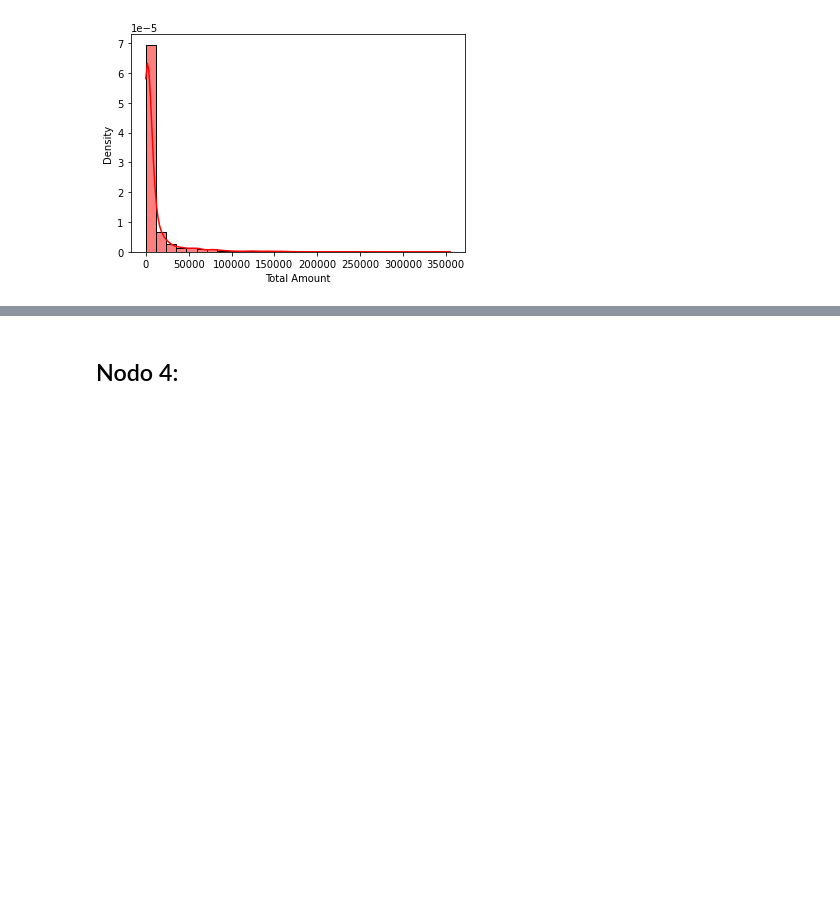
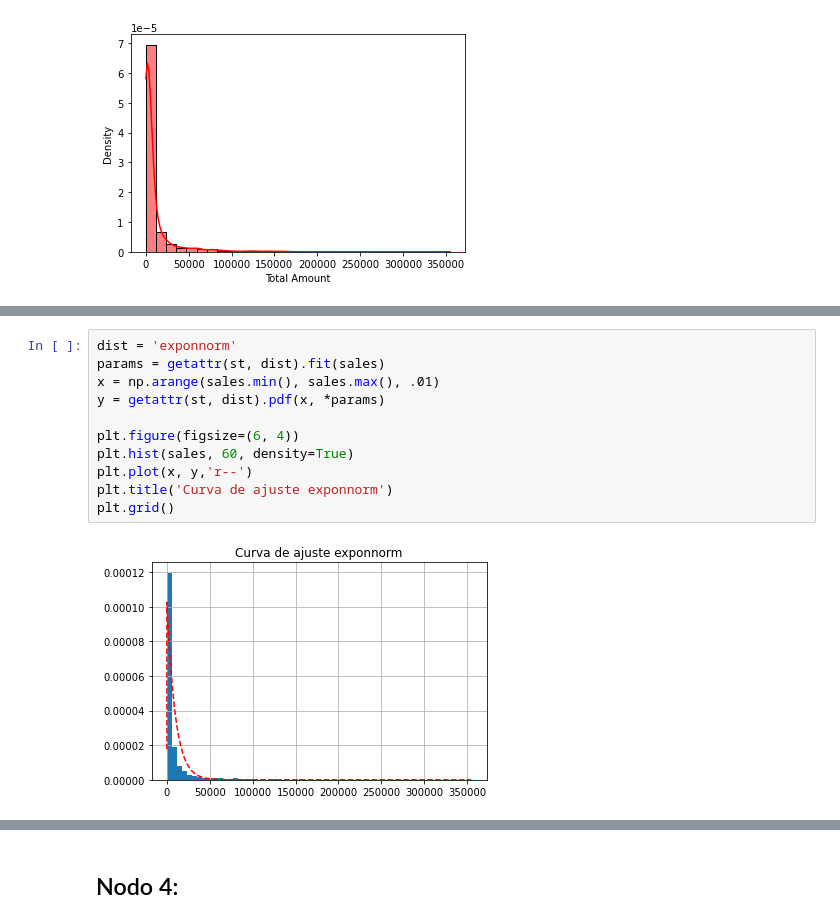
Before and after one commit to leonardoaceves/ProyectoSPF_JLACEVES_AMAGUILERA, a Jupyter notebook: ProyectoModulo1_AcevesJ_AguileraA.ipynb, the cells around one changed output, grey strips where cells are left out. Drawn from its saved outputs; the diff is of its cells as text; blank space fills up the shorter version.

```diff
--- a/ProyectoModulo1_AcevesJ_AguileraA.ipynb
+++ b/ProyectoModulo1_AcevesJ_AguileraA.ipynb
@@ -797,0 +801,13 @@ KeyboardInterrupt:
+# %%
+dist = 'exponnorm'
+params = getattr(st, dist).fit(sales)
+x = np.arange(sales.min(), sales.max(), .01)
+y = getattr(st, dist).pdf(x, *params)
+
+plt.figure(figsize=(6, 4))
+plt.hist(sales, 60, density=True)
+plt.plot(x, y,'r--')
+plt.title('Curva de ajuste exponnorm')
+plt.grid()
+# %% [output]
+[figure, added]
```
Also changed, not shown: parts of 20 cells of this notebook.
